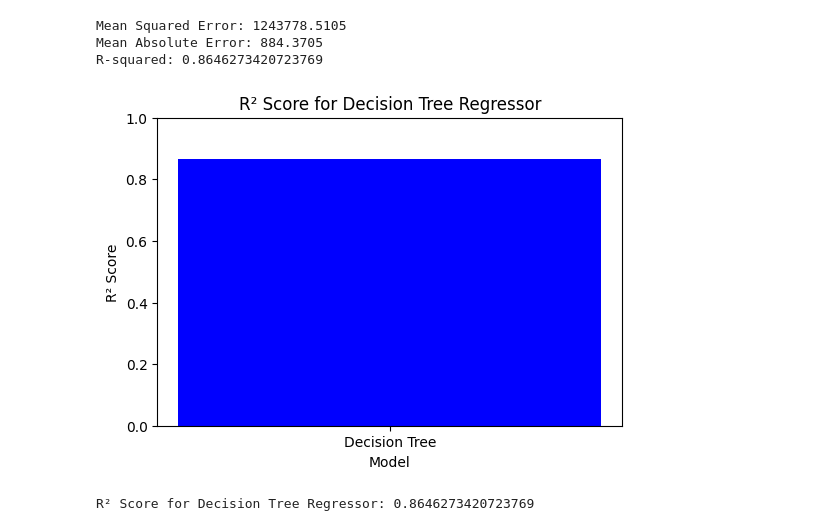
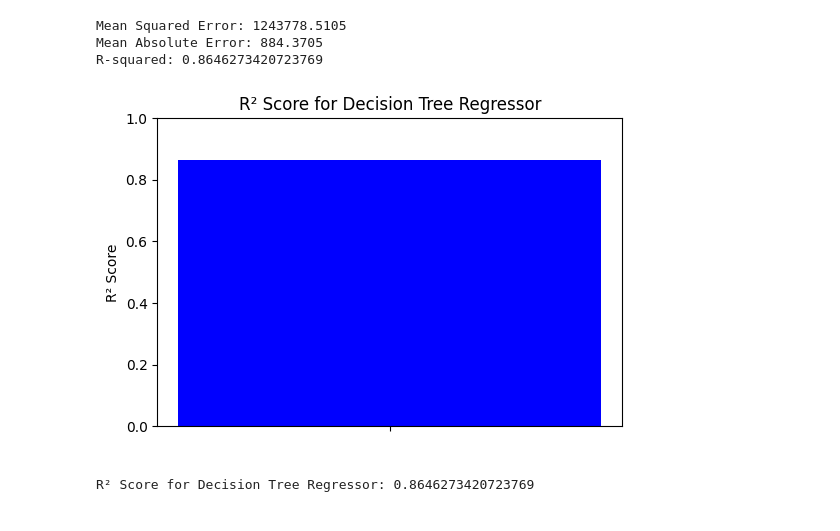
Before and after one commit to AtharSayed/IronCode, a Jupyter notebook: CarPricePrediction/main.ipynb, the cells around one changed output. Cells and saved outputs as stored; diff of their text form; code cells hidden in the pictures.

Commit message:
Removed xlabel from r2score plot

```diff
--- a/CarPricePrediction/main.ipynb
+++ b/CarPricePrediction/main.ipynb
@@ -183,22 +183,19 @@ R-squared: 0.8646273420723769
 # %%
 import matplotlib.pyplot as plt
 from sklearn.metrics import r2_score
 
-# Assuming you already have y_pred and y_test defined
-# Calculate the R² score
+# Calculating  the R² score
 r2 = r2_score(y_test, y_pred)
 
 # Plotting the R² score
 plt.figure(figsize=(6, 4))
-plt.bar(['Decision Tree'], [r2], color='blue')
+plt.bar([' '], [r2], color='blue')
 plt.title('R² Score for Decision Tree Regressor')
-plt.xlabel('Model')
 plt.ylabel('R² Score')
 plt.ylim(0, 1)  # R² score ranges from 0 to 1
 plt.show()
 
-# Optionally, print the R² score
 print("R² Score for Decision Tree Regressor:", r2)
 # %% [output]
-[figure, old version]
+[figure, new version]
 R² Score for Decision Tree Regressor: 0.8646273420723769
```
